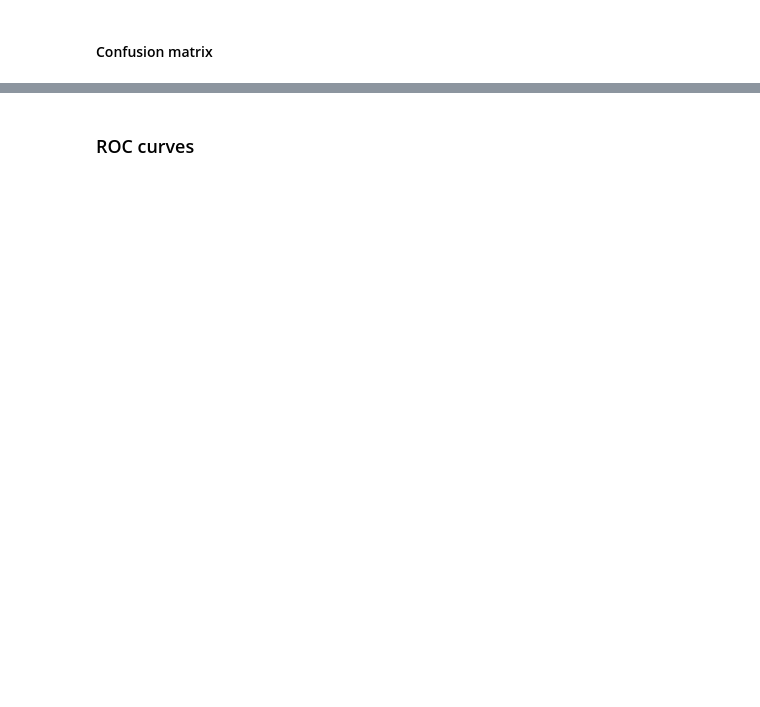
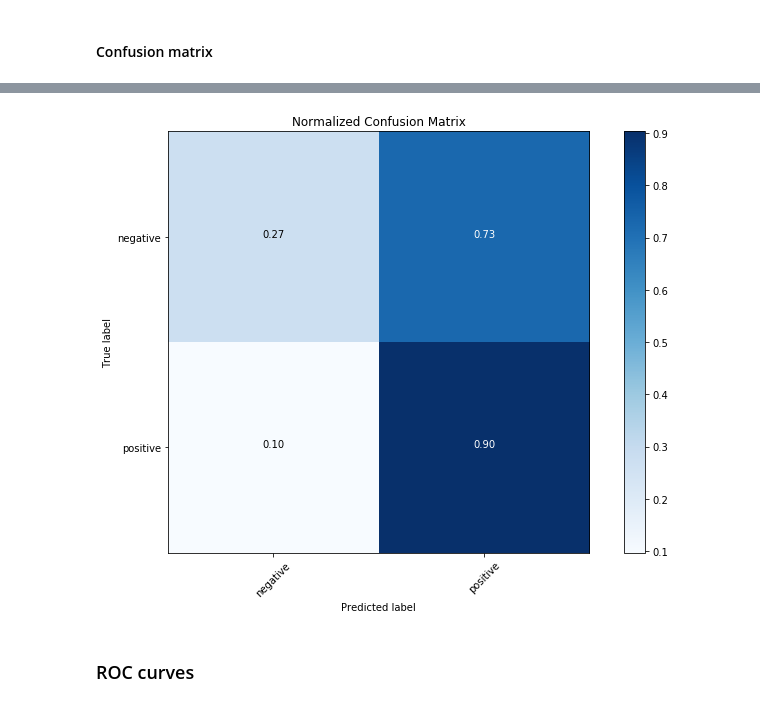
Before and after one commit to tarrade/proj_multilingual_text_classification, a Jupyter notebook: notebook/03-Models/02_SST2_Huggingface_model_metrics.ipynb, the cells around one changed output, grey strips where cells are left out. Drawn from its saved outputs; the diff is of its cells as text; code cells hidden in the pictures; blank space fills up the shorter version.

```diff
--- a/notebook/03-Models/02_SST2_Huggingface_model_metrics.ipynb
+++ b/notebook/03-Models/02_SST2_Huggingface_model_metrics.ipynb
@@ -545,3 +549,7 @@ mm.plot_confusion_matrix(confusion_matrix(y_true, y_pred_argmax), info.features[
+# %%
+mm.plot_confusion_matrix(confusion_matrix(y_true, y_pred_argmax), info.features["label"].names, normalize=True)
+# %% [output]
+[figure, added]
 # %% [markdown]
 ### ROC curves
 # %%
```
Also changed, not shown: parts of 13 cells of this notebook, 2 other files.
